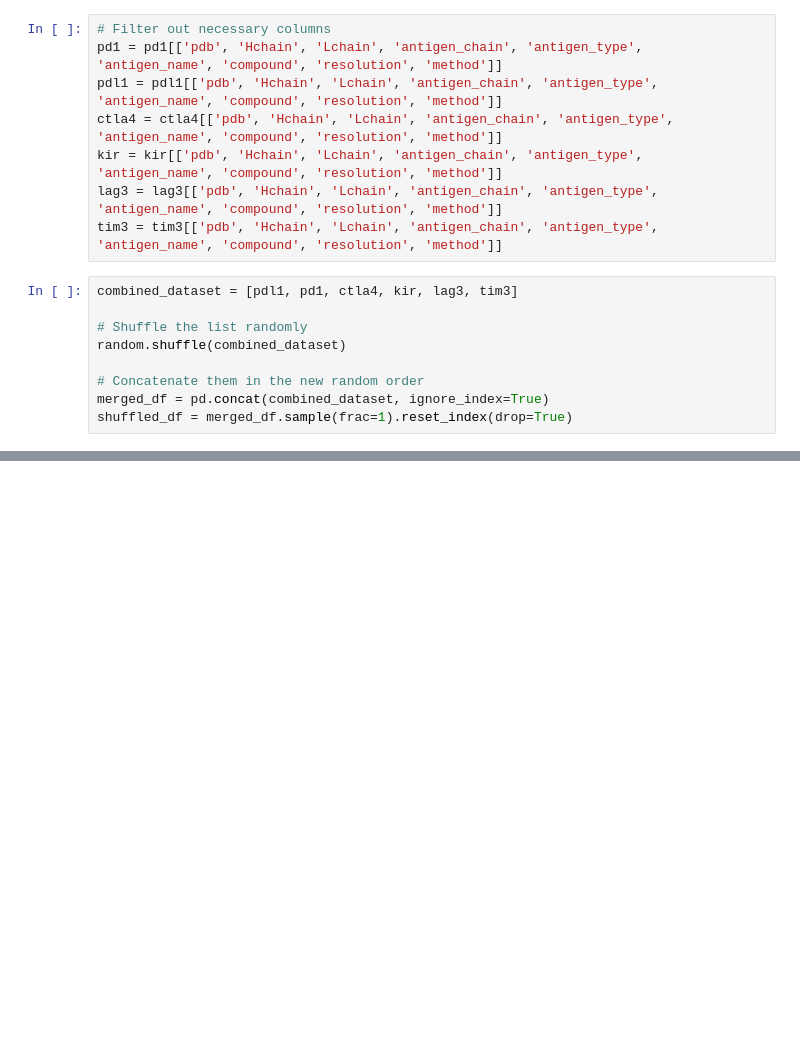
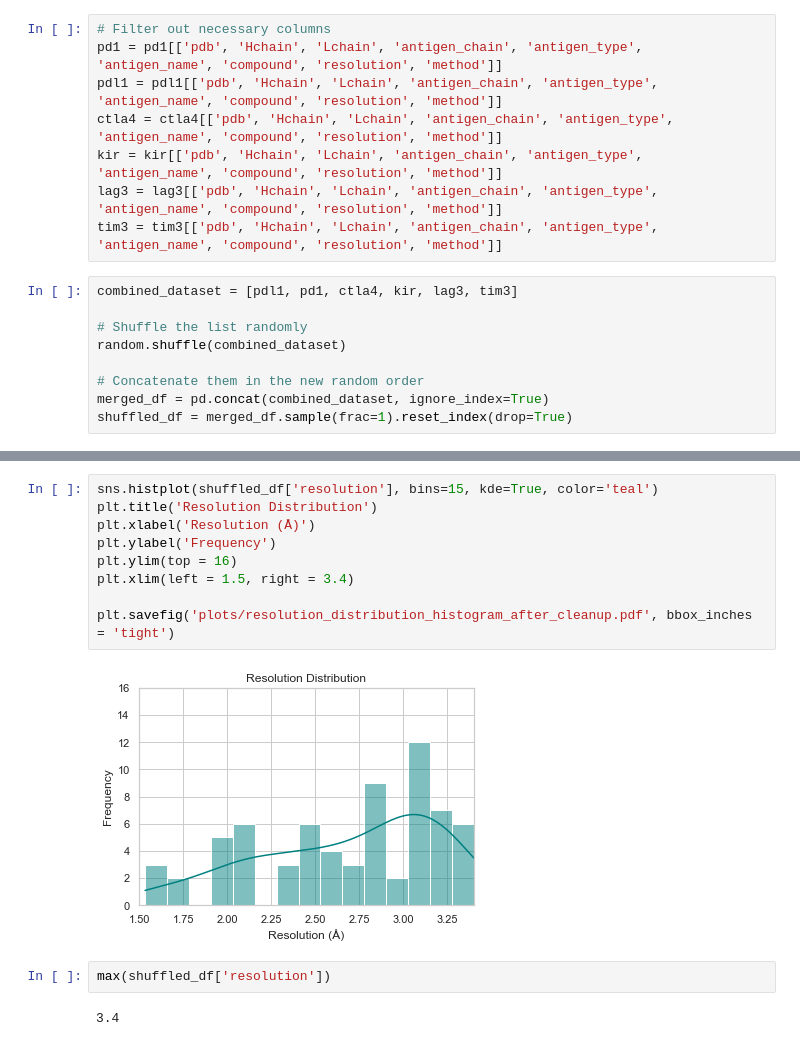
Before and after one commit to datascience-2025-group4/group04-team01, a Jupyter notebook: working_notebook.ipynb, the cells around one changed output, grey strips where cells are left out. Saved outputs shown, nothing was run; the diff lists cells and outputs as text; blank space fills up the shorter version.

```diff
--- a/working_notebook.ipynb
+++ b/working_notebook.ipynb
@@ -55,0 +116,15 @@ print(mvalues_df)
+# %%
+sns.histplot(shuffled_df['resolution'], bins=15, kde=True, color='teal')
+plt.title('Resolution Distribution')
+plt.xlabel('Resolution (Å)')
+plt.ylabel('Frequency')
+plt.ylim(top = 16)
+plt.xlim(left = 1.5, right = 3.4)
+
+plt.savefig('plots/resolution_distribution_histogram_after_cleanup.pdf', bbox_inches = 'tight')
+# %% [output]
+[figure, added]
+# %%
+max(shuffled_df['resolution'])
+# %% [output]
+3.4
```
Also changed, not shown: parts of 11 cells of this notebook, 7 other files.
